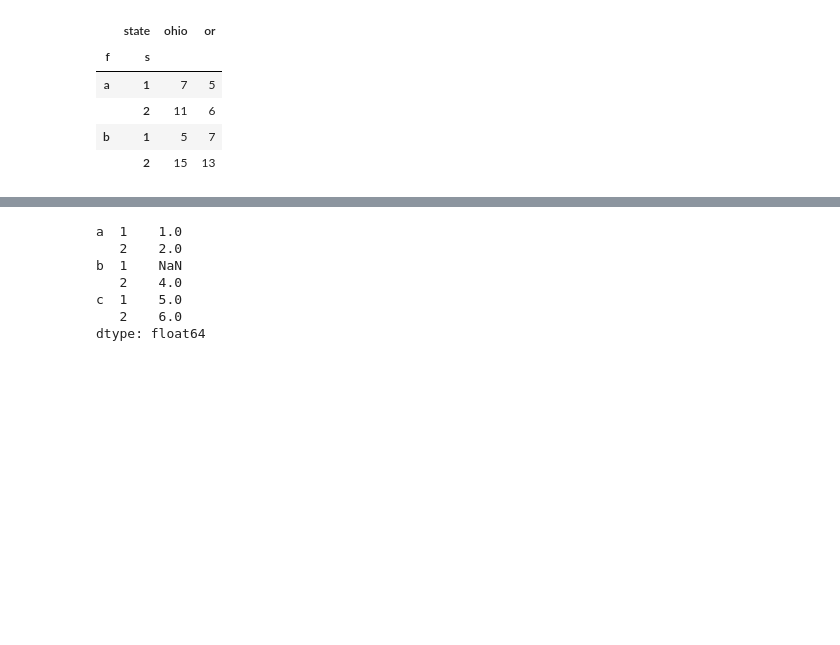
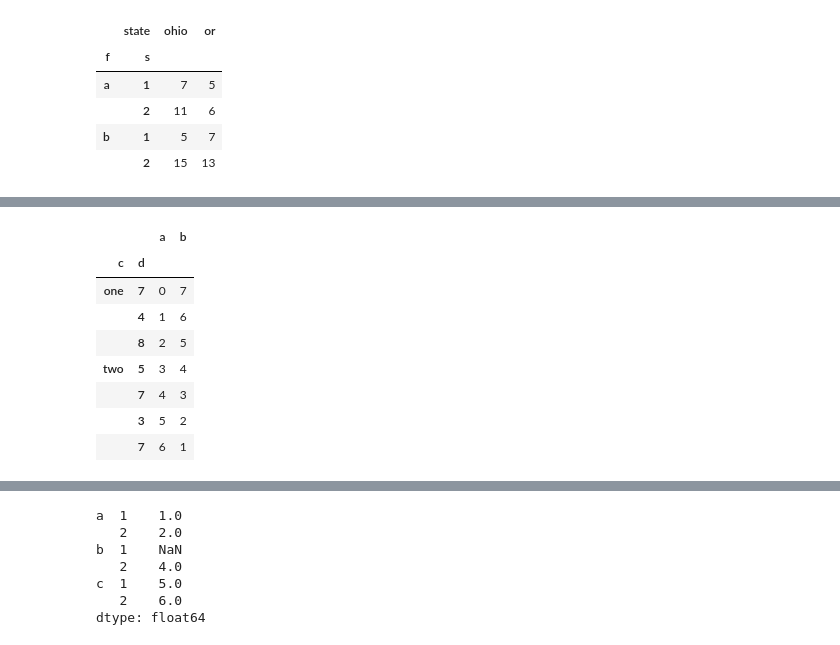
Before and after one commit to shelleygoel/pydata-book, a Jupyter notebook: data_wrangling.ipynb, the cells around one changed output, grey strips where cells are left out. Drawn from its saved outputs; the diff is of its cells as text; code cells hidden in the pictures; blank space fills up the shorter version.

```diff
--- a/data_wrangling.ipynb
+++ b/data_wrangling.ipynb
@@ -139,0 +157,14 @@ data.groupby("state", axis=1).sum()
+# %%
+frame1 = frame.set_index(["c", "d"]) # set columns as index
+# %%
+frame1
+# %% [output]
+|  |  | a | b |
+| c | d |  |  |
+| one | 7 | 0 | 7 |
+|  | 4 | 1 | 6 |
+|  | 8 | 2 | 5 |
+| two | 5 | 3 | 4 |
+|  | 7 | 4 | 3 |
+|  | 3 | 5 | 2 |
+|  | 7 | 6 | 1 |
```
Also changed, not shown: parts of 5 cells of this notebook.
